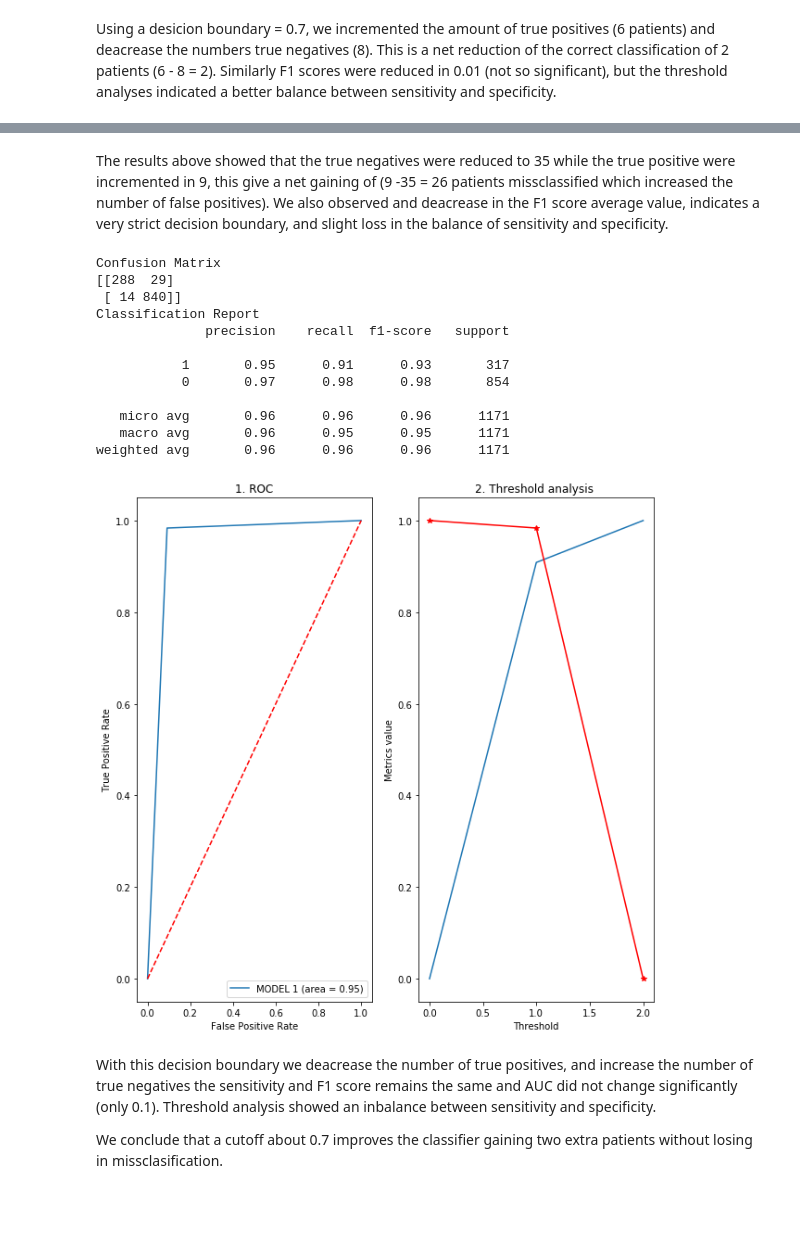
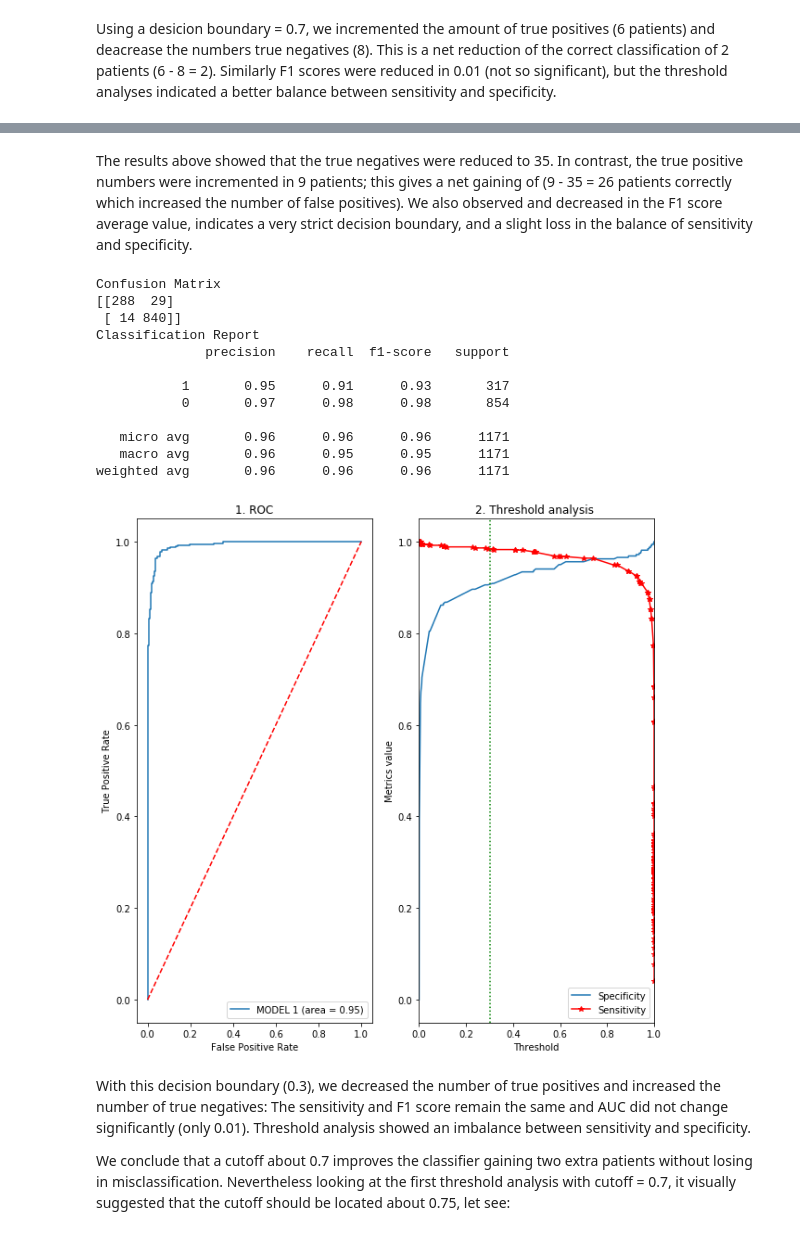
Before and after one commit to eliecerecology/NN_healthTech, a Jupyter notebook: Case2_DiazER.ipynb, the cells around one changed output, grey strips where cells are left out. Saved outputs shown, nothing was run; the diff lists cells and outputs as text; code cells hidden in the pictures; blank space fills up the shorter version.

```diff
--- a/Case2_DiazER.ipynb
+++ b/Case2_DiazER.ipynb
@@ -562,12 +557,12 @@ weighted avg       0.95      0.94      0.94      1171
 # %% [markdown]
-The results above showed that the true negatives were reduced to 35 while
-the true positive were incremented in 9, this give a net gaining of (9 -35 = 26 patients missclassified which
-increased the number of false positives). We also observed and deacrease in the F1 score average value, indicates a very strict decision boundary, and slight loss in the balance of sensitivity and specificity.
+The results above showed that the true negatives were reduced to 35. In contrast,
+the true positive numbers were incremented in 9 patients; this gives a net gaining of (9 - 35 = 26 patients correctly which increased the number of false positives). We also observed and decreased in the F1 score average value, indicates a very strict decision boundary, and a slight loss in the balance of sensitivity and specificity.
 # %%
 
-cutoff = 0.3 # we reduce the decision boundary from 0.5 -> 0.3
+cutoff = 0.3 # we reduce the "decision boundary" from 0.5 -> 0.3
 Y_labels = test_generator.classes
 Y_pred = loaded_model.predict_generator(test_generator)
+Y_pred_prob = Y_pred # get a copy to speed the code, and avoid recalculation
 Y_pred = 1*(Y_pred.astype('float64') > cutoff)
 
 
@@ -579,42 +574,45 @@ print(classification_report(Y_labels, Y_pred, target_names=target_names))
 
 logit_roc_auc = roc_auc_score(Y_labels, Y_pred)
 
-fpr, tpr, thresholds = roc_curve(Y_labels, Y_pred)
+#Y_pred_prob = loaded_model.predict_generator(test_generator).flatten()
+fpr, tpr, thresholds = roc_curve(Y_labels, Y_pred_prob, pos_label = 1)
 
 
 fig, axs = plt.subplots(1, 2, figsize=(10, 10))
 
 axs[0].set_title('1. ROC')
 axs[0].plot(fpr, tpr, label='MODEL 1 (area = %0.2f)' % logit_roc_auc)
 axs[0].plot([0, 1], [0, 1],'r--')
 axs[0].set_xlabel('False Positive Rate')
 axs[0].set_ylabel('True Positive Rate')
 axs[0].legend(loc="lower right")
 
 axs[1].set_title('2. Threshold analysis ')
-axs[1].plot(thresholds, 1- fpr, label = 'Specificity')
+axs[1].plot(thresholds, 1- fpr,  label = 'Specificity')
 axs[1].plot(thresholds, tpr, 'r*-', label = 'Sensitivity')
+axs[1].axvline(cutoff, color = 'green', linestyle = ":")
 axs[1].set_xlabel('Threshold')
 axs[1].set_ylabel('Metrics value')
+axs[1].set_xlim([0, 1])
+axs[1].legend(loc="lower right")
 
 plt.show()
 # %% [output]
 Confusion Matrix
 [[288  29]
  [ 14 840]]
 Classification Report
               precision    recall  f1-score   support
 
            1       0.95      0.91      0.93       317
            0       0.97      0.98      0.98       854
 
    micro avg       0.96      0.96      0.96      1171
    macro avg       0.96      0.95      0.95      1171
 weighted avg       0.96      0.96      0.96      1171
-[figure, old version]
+[figure, new version]
 # %% [markdown]
-With this decision boundary we deacrease the number of true positives, and increase the number of true negatives
-the sensitivity and F1 score remains the same and AUC did not change significantly (only 0.1).
-Threshold analysis showed an inbalance between sensitivity and specificity.
+With this decision boundary (0.3), we decreased the number of true positives and increased the number of true negatives: The sensitivity and F1 score remain the same and AUC did not change significantly (only 0.01).
+Threshold analysis showed an imbalance between sensitivity and specificity.
 
-We conclude that a cutoff about 0.7 improves the classifier gaining two extra patients without losing in missclasification.
+We conclude that a cutoff about 0.7 improves the classifier gaining two extra patients without losing in misclassification. Nevertheless looking at the first threshold analysis with cutoff = 0.7, it visually suggested that the cutoff should be located about 0.75, let see:
```
Also changed, not shown: parts of 25 cells of this notebook.
